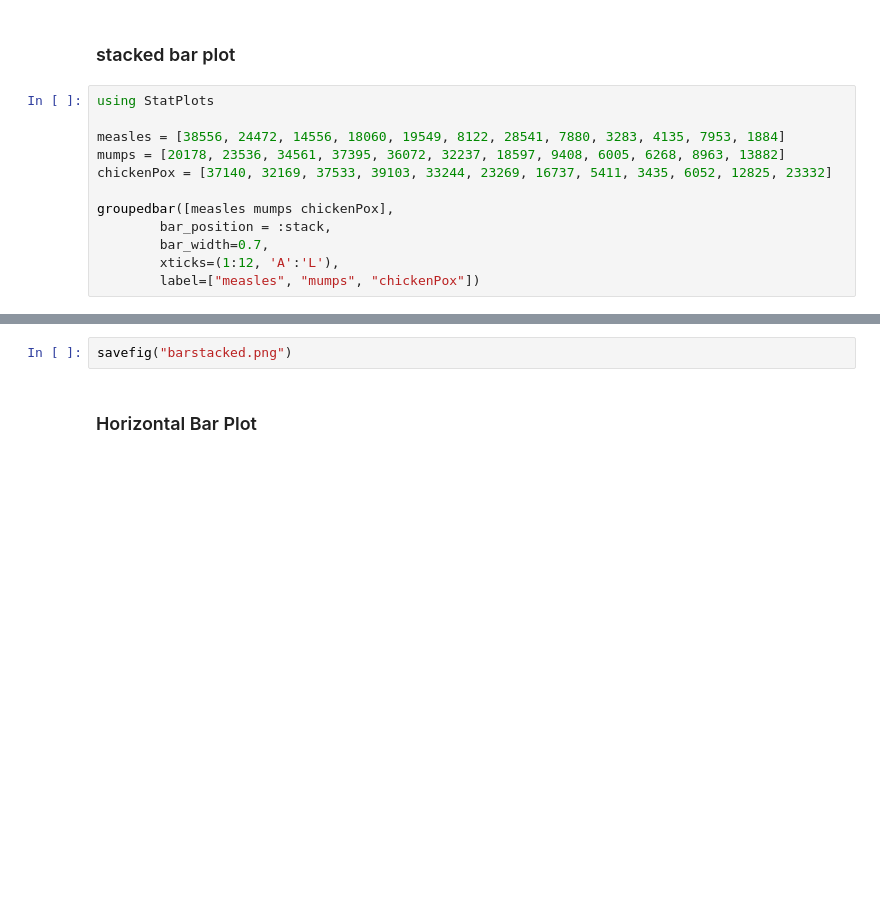
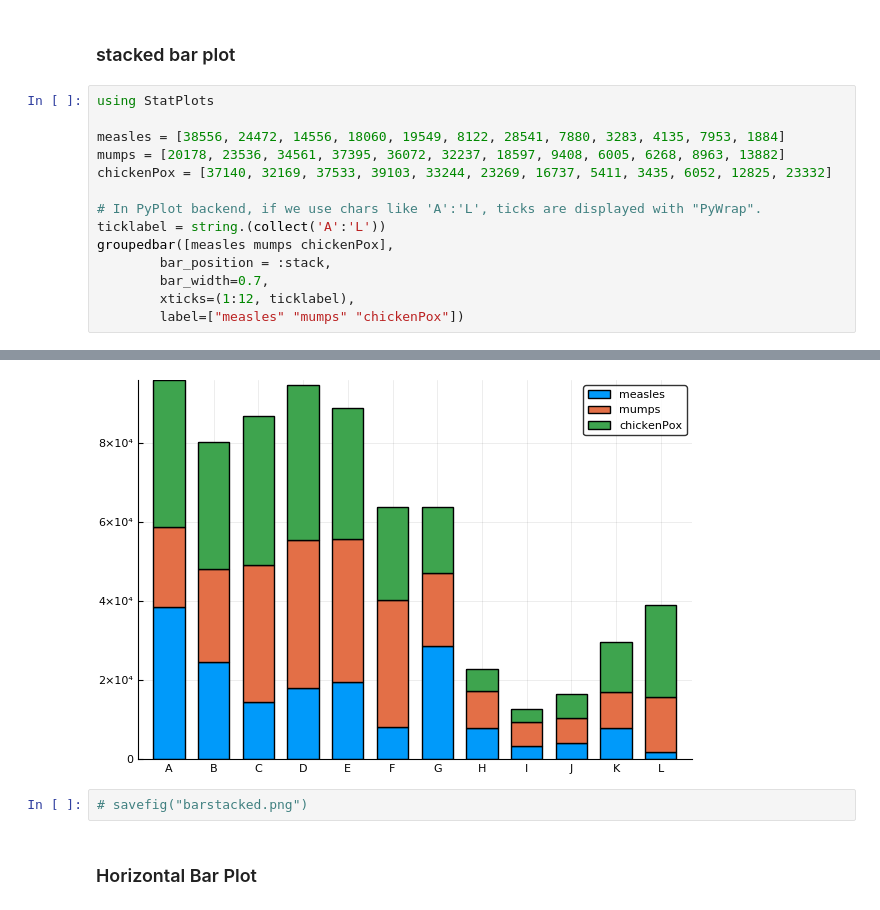
Before and after one commit to goropikari/PlotsGallery.jl, a Jupyter notebook: PlotsGallery.ipynb, the cells around one changed output, grey strips where cells are left out. Saved outputs shown, nothing was run; the diff lists cells and outputs as text; blank space fills up the shorter version.

```diff
--- a/PlotsGallery.ipynb
+++ b/PlotsGallery.ipynb
@@ -219,9 +223,11 @@ measles = [38556, 24472, 14556, 18060, 19549, 8122, 28541, 7880, 3283, 4135, 795
 mumps = [20178, 23536, 34561, 37395, 36072, 32237, 18597, 9408, 6005, 6268, 8963, 13882]
 chickenPox = [37140, 32169, 37533, 39103, 33244, 23269, 16737, 5411, 3435, 6052, 12825, 23332]
 
+# In PyPlot backend, if we use chars like 'A':'L', ticks are displayed with "PyWrap".
+ticklabel = string.(collect('A':'L'))
 groupedbar([measles mumps chickenPox],
         bar_position = :stack,
         bar_width=0.7,
-        xticks=(1:12, 'A':'L'),
-        label=["measles", "mumps", "chickenPox"])
+        xticks=(1:12, ticklabel),
+        label=["measles" "mumps" "chickenPox"])
 # %% [output]
@@ -229,5 +234,6 @@ groupedbar([measles mumps chickenPox],
+[figure, added]
 # %%
-savefig("barstacked.png")
+# savefig("barstacked.png")
 # %% [markdown]
 ### Horizontal Bar Plot
 # %%
```
Also changed, not shown: parts of 101 cells of this notebook, 7 other files.
